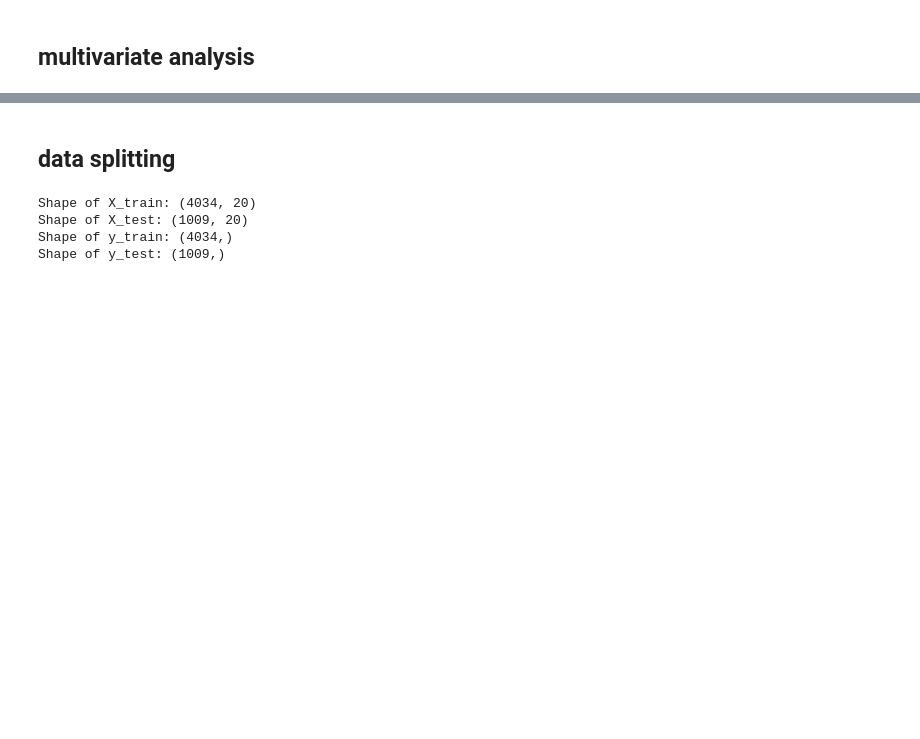
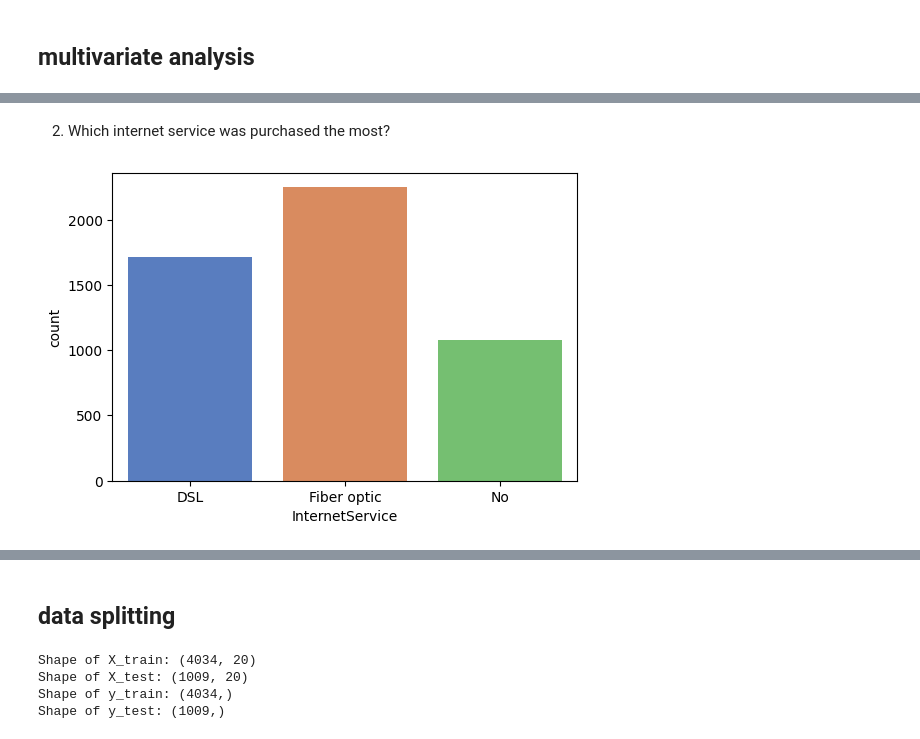
Before and after one commit to valentinewawira-o/LP2_CUSTOMER-CHURN-PROJECT, a Jupyter notebook: customer _churn.ipynb, the cells around one changed output, grey strips where cells are left out. Saved outputs shown, nothing was run; the diff lists cells and outputs as text; code cells hidden in the pictures; blank space fills up the shorter version.

```diff
--- a/customer _churn.ipynb
+++ b/customer _churn.ipynb
@@ -564,0 +582,8 @@ plt.show
+# %% [markdown]
+2. Which internet service was purchased the most?
+# %%
+plt.figure(figsize=(6,4))
+sns.countplot(data=voda_df, x='InternetService', palette="muted")
+plt.show()
+# %% [output]
+[figure, added]
```
Also changed, not shown: parts of 89 cells of this notebook, 2 other files.
